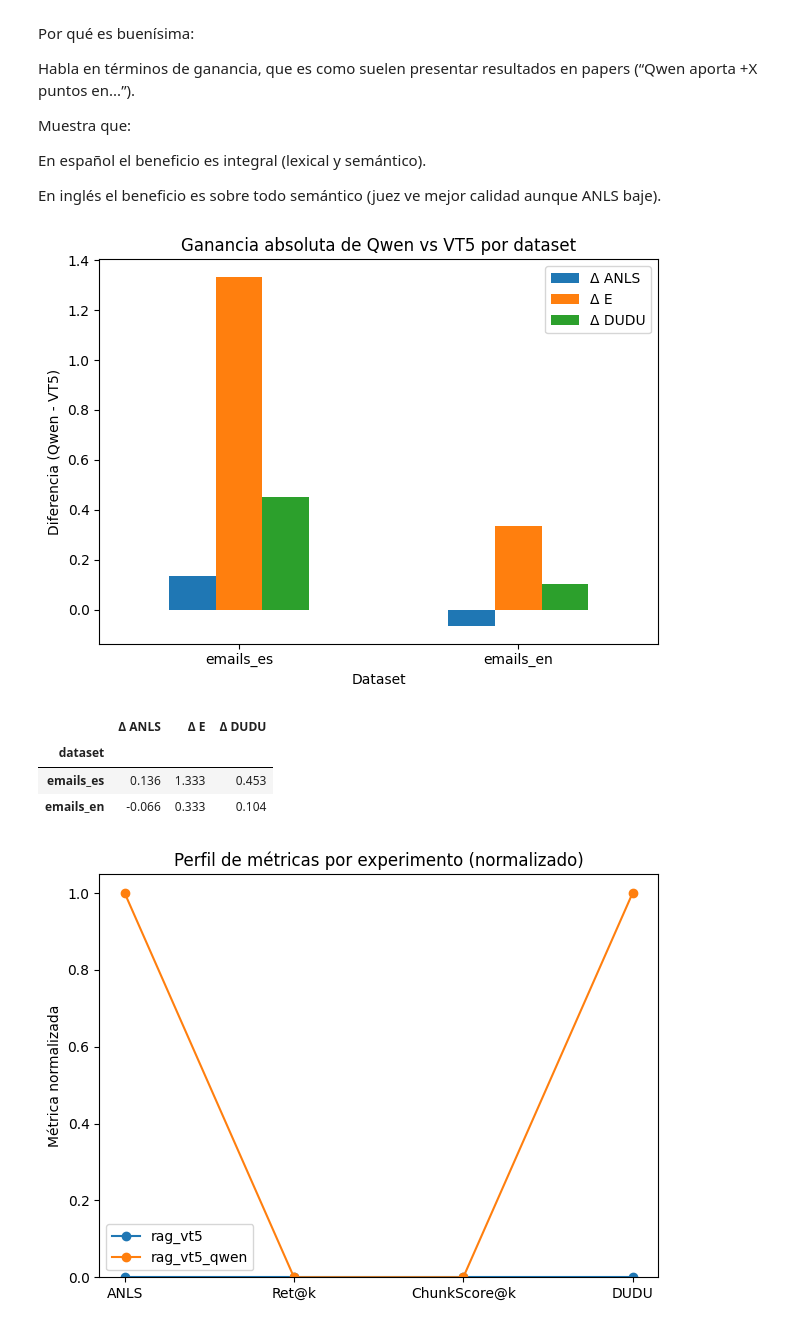
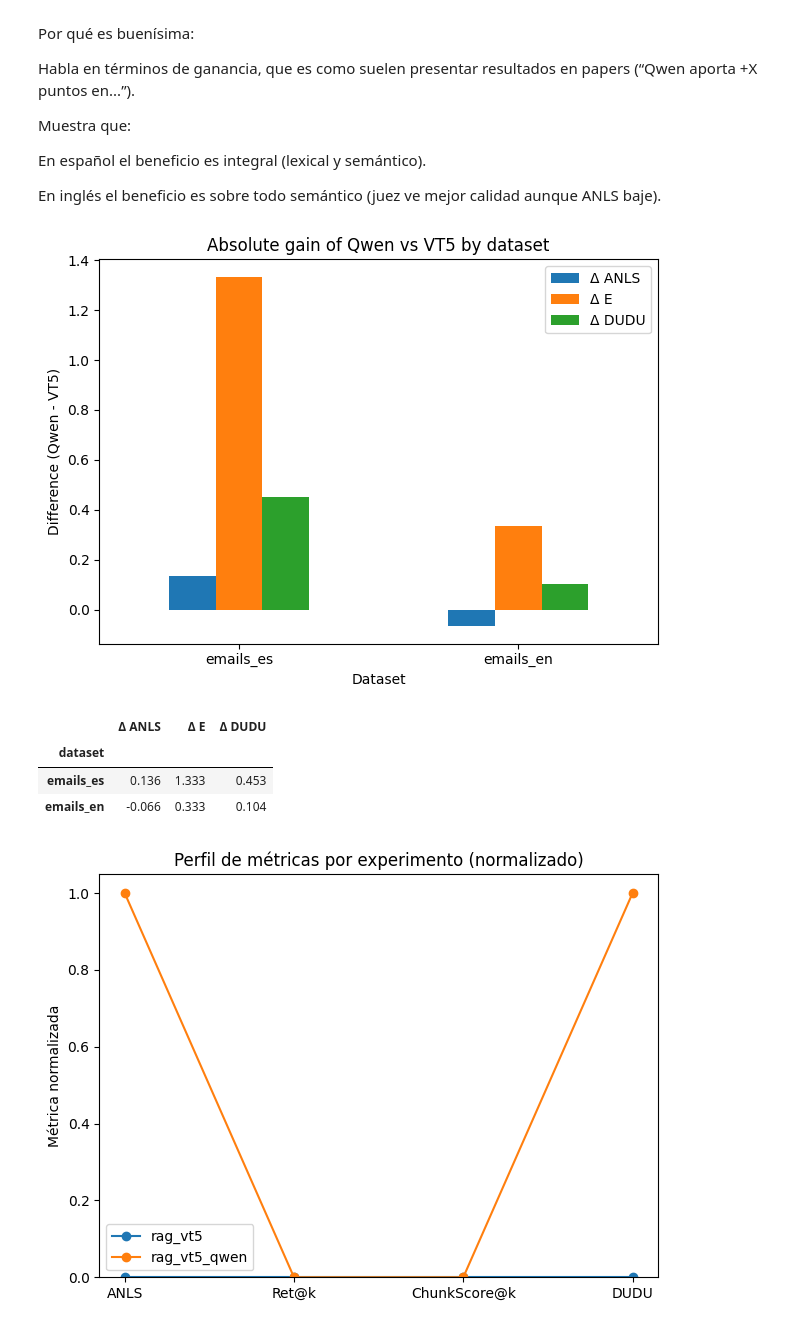
Before and after one commit to JavierCan/DUDU-implementation, a Jupyter notebook: DUDU_multi_eval_analysis.ipynb, the cells around one changed output. Cells and saved outputs as stored; diff of their text form; code cells hidden in the pictures.

Commit message:
plots

```diff
--- a/DUDU_multi_eval_analysis.ipynb
+++ b/DUDU_multi_eval_analysis.ipynb
@@ -506,32 +508,32 @@ En inglés el beneficio es sobre todo semántico (juez ve mejor calidad aunque A
 # %%
 import pandas as pd
 import matplotlib.pyplot as plt
 
 df = pd.read_csv("multi_eval_summary.csv")
 
 base = df[df["experiment"] == "rag_vt5"].set_index("dataset")
 qwen = df[df["experiment"] == "rag_vt5_qwen"].set_index("dataset")
 
 delta = qwen[["avg_anls", "avg_E", "avg_DUDU"]] - base[["avg_anls", "avg_E", "avg_DUDU"]]
 delta = delta.rename(
     columns={
         "avg_anls": "Δ ANLS",
         "avg_E": "Δ E",
         "avg_DUDU": "Δ DUDU",
     }
 )
 
 ax = delta.plot(kind="bar")
-ax.set_title("Ganancia absoluta de Qwen vs VT5 por dataset")
-ax.set_ylabel("Diferencia (Qwen - VT5)")
+ax.set_title("Absolute gain of Qwen vs VT5 by dataset")
+ax.set_ylabel("Difference (Qwen - VT5)")
 ax.set_xlabel("Dataset")
 plt.xticks(rotation=0)
 plt.tight_layout()
 plt.show()
 
 delta.round(3)
 # %% [output]
-[figure, old version]
+[figure, new version]
 |  | Δ ANLS | Δ E | Δ DUDU |
 | dataset |  |  |  |
 | emails_es | 0.136 | 1.333 | 0.453 |
```
Also changed, not shown: parts of 6 cells of this notebook, 4 other files.
